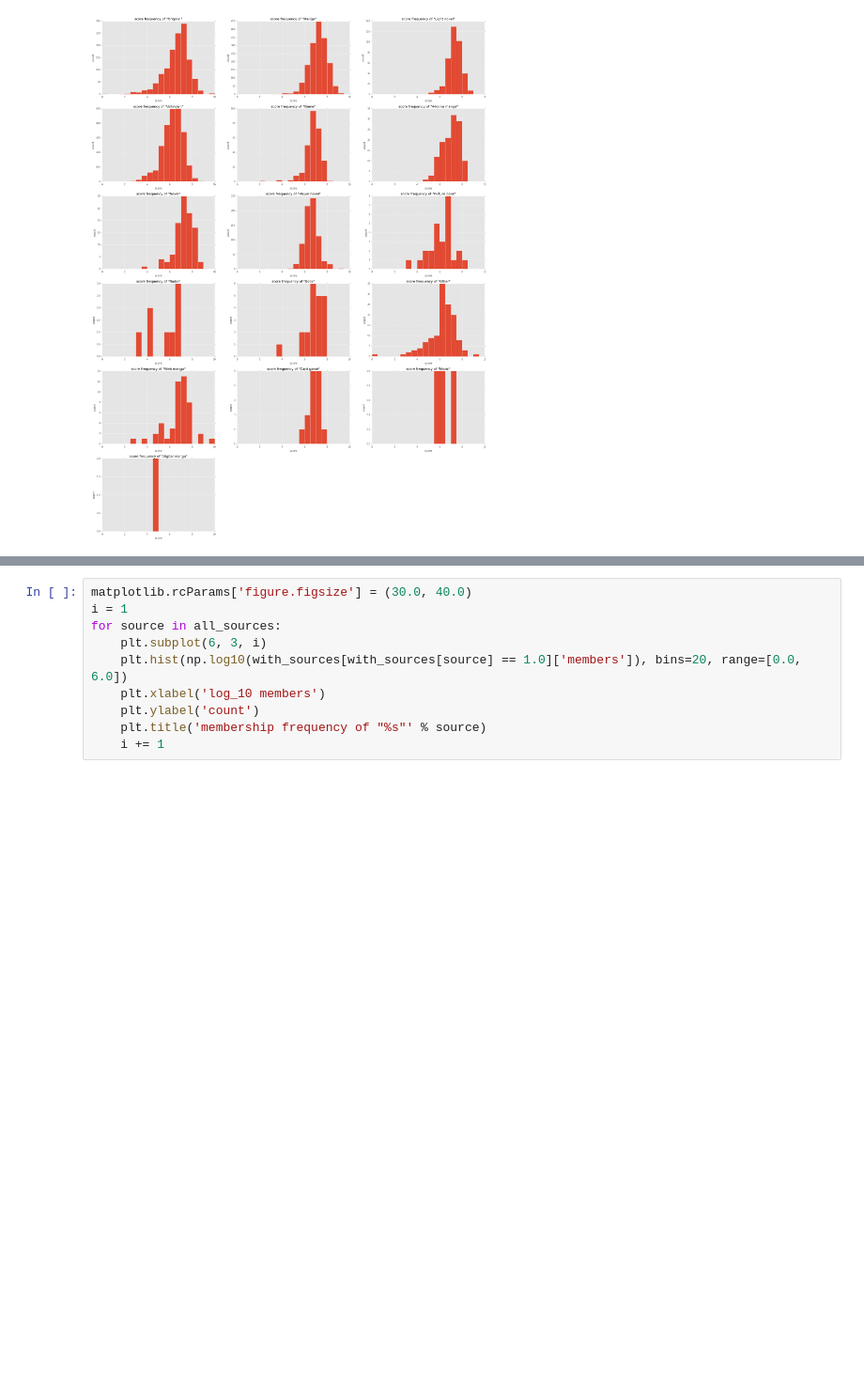
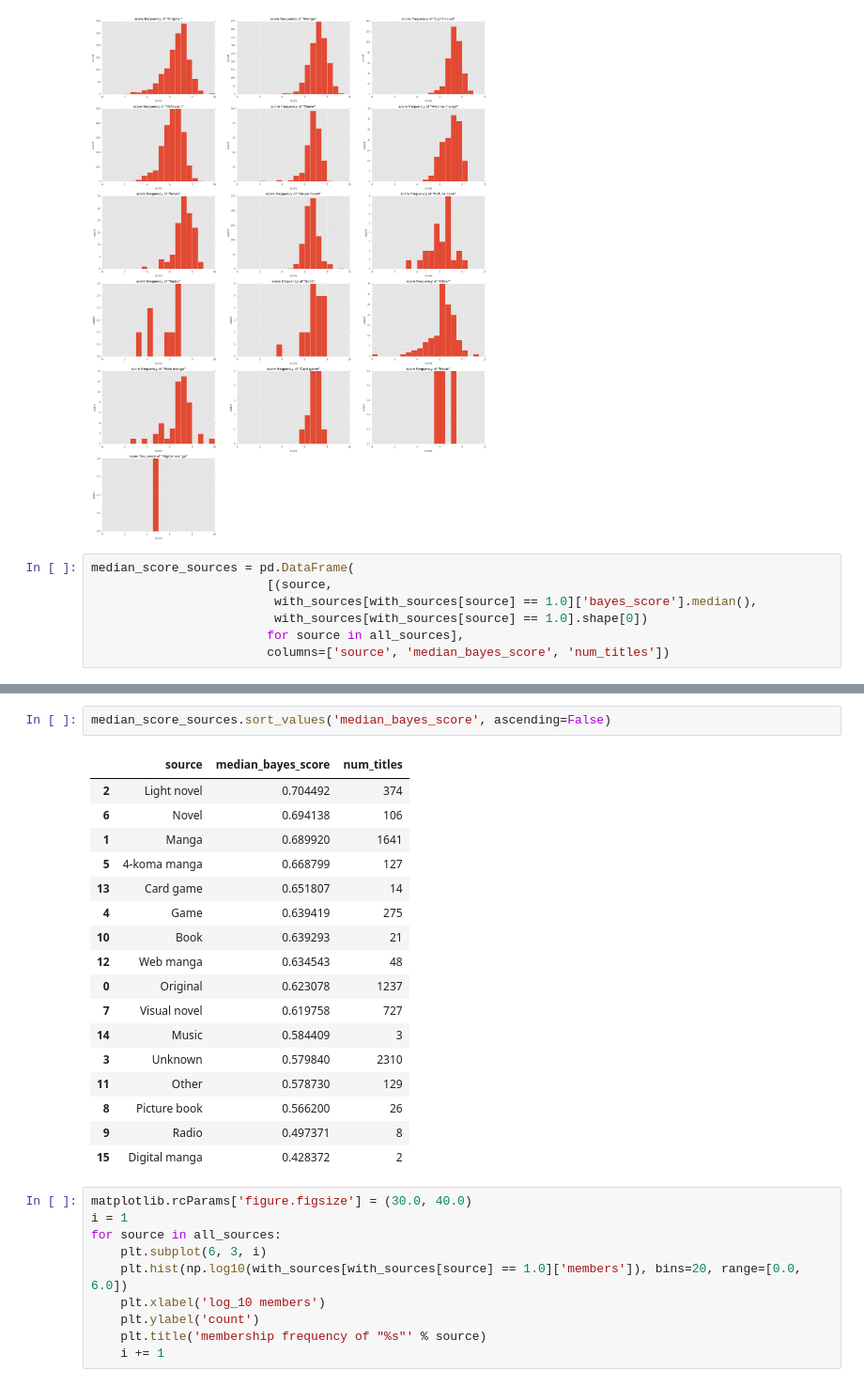
Before and after one commit to FourSwordKirby/MALDataScience, a Jupyter notebook: more_stats.ipynb, the cells around one changed output, grey strips where cells are left out. Shown at 94% size. Cells and saved outputs as stored; diff of their text form; blank space fills up the shorter version.

```diff
--- a/more_stats.ipynb
+++ b/more_stats.ipynb
@@ -727,3 +749,10 @@ for source in all_sources:
     i += 1
 # %% [output]
 [figure]
+# %%
+median_score_sources = pd.DataFrame(
+                        [(source,
+                         with_sources[with_sources[source] == 1.0]['bayes_score'].median(),
+                         with_sources[with_sources[source] == 1.0].shape[0])
+                        for source in all_sources],
+                        columns=['source', 'median_bayes_score', 'num_titles'])
@@ -730,3 +768,23 @@ for source in all_sources:
+# %%
+median_score_sources.sort_values('median_bayes_score', ascending=False)
+# %% [output]
+|  | source | median_bayes_score | num_titles |
+| 2 | Light novel | 0.704492 | 374 |
+| 6 | Novel | 0.694138 | 106 |
+| 1 | Manga | 0.689920 | 1641 |
+| 5 | 4-koma manga | 0.668799 | 127 |
+| 13 | Card game | 0.651807 | 14 |
+| 4 | Game | 0.639419 | 275 |
+| 10 | Book | 0.639293 | 21 |
+| 12 | Web manga | 0.634543 | 48 |
+| 0 | Original | 0.623078 | 1237 |
+| 7 | Visual novel | 0.619758 | 727 |
+| 14 | Music | 0.584409 | 3 |
+| 3 | Unknown | 0.579840 | 2310 |
+| 11 | Other | 0.578730 | 129 |
+| 8 | Picture book | 0.566200 | 26 |
+| 9 | Radio | 0.497371 | 8 |
+| 15 | Digital manga | 0.428372 | 2 |
 # %%
 matplotlib.rcParams['figure.figsize'] = (30.0, 40.0)
 i = 1
```
Also changed, not shown: parts of 9 cells of this notebook.
